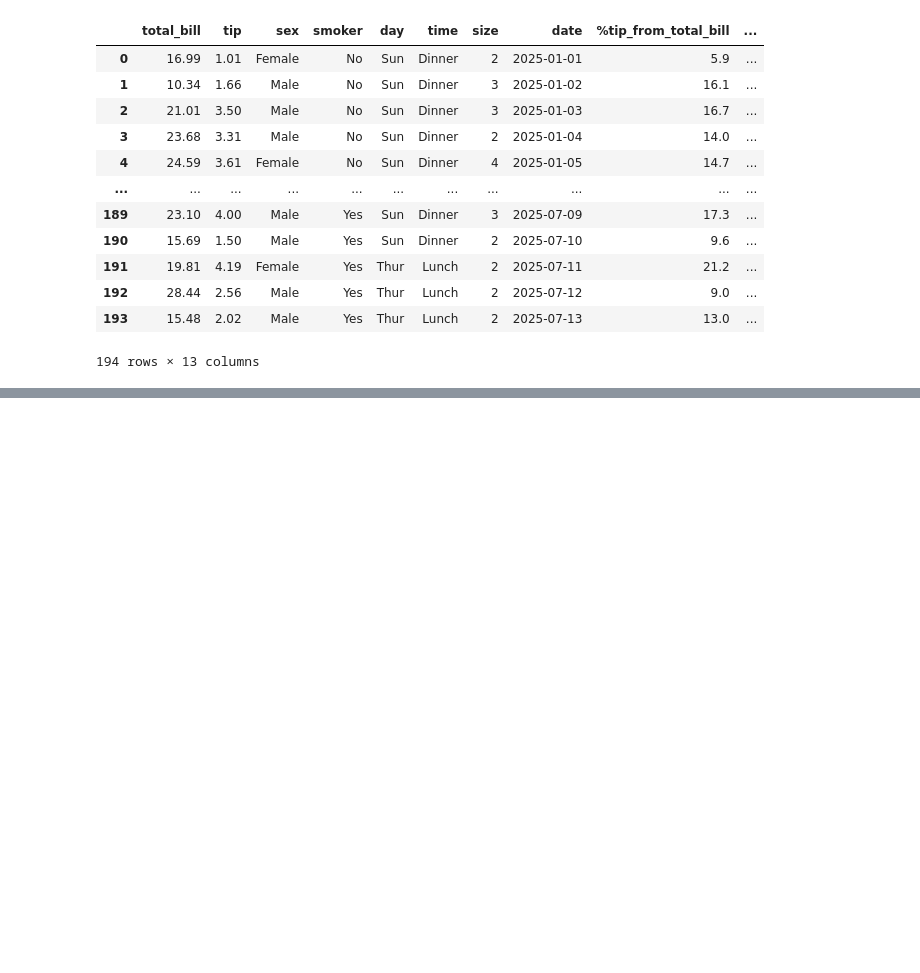
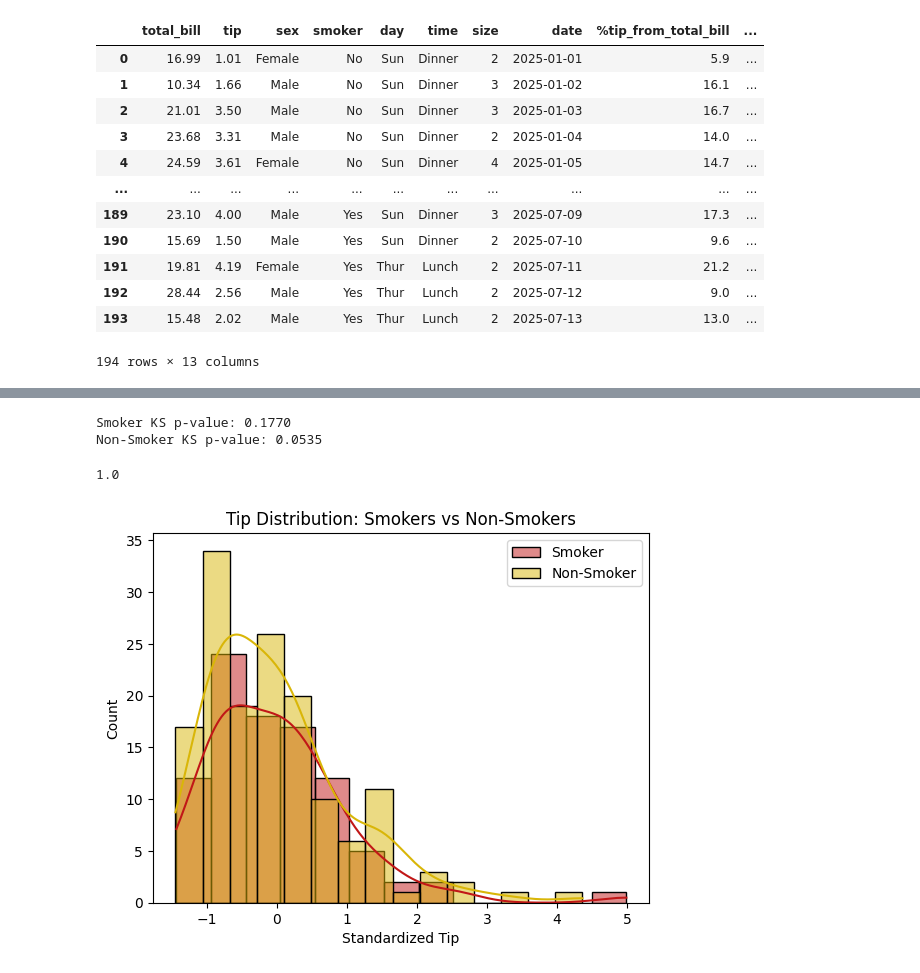
Before and after one commit to marcodelibero/2026---Python-basics, a Jupyter notebook: basic_python_course_v1.ipynb, the cells around one changed output, grey strips where cells are left out. Cells and saved outputs as stored; diff of their text form; code cells hidden in the pictures; blank space fills up the shorter version.

```diff
--- a/basic_python_course_v1.ipynb
+++ b/basic_python_course_v1.ipynb
@@ -213,0 +220,4 @@ tips_df.head()
+# %%
+tip_bins=[0,5,10]
+tip_labels=['low','high']
+tips_df['tip_bucket']=pd.cut(tips_df['tip'],bins=tip_bins,labels=tip_labels)
@@ -409,0 +440,35 @@ The statistical test choice depends on the **hypothesis** you would like to test
+# %%
+#testing for normality
+from scipy.stats import kstest, norm
+#seperate the data based on whether customer is a smoker or not
+smoker_data=tips_df[tips_df['smoker']=='Yes']['tip']
+non_smoker_data=tips_df[tips_df['smoker']=='No']['tip']
+#standarizing the data for KS test
+smoker_std=(smoker_data-smoker_data.mean())/smoker_data.std()
+non_smoker_std=(non_smoker_data-non_smoker_data.mean())/non_smoker_data.std()
+#KS test
+smoker_ks_stat, smoker_p = kstest(smoker_std, 'norm')
+nonsmoker_ks_stat, nonsmoker_p = kstest(non_smoker_std, 'norm')
+
+print(f"Smoker KS p-value: {smoker_p:.4f}")
+print(f"Non-Smoker KS p-value: {nonsmoker_p:.4f}")
+# %% [output]
+Smoker KS p-value: 0.1770
+Non-Smoker KS p-value: 0.0535
+# %%
+tips_df['tip'].min()
+# %% [output]
+1.0
+# %%
+# we can also see normality by plotting distributions
+import matplotlib.pyplot as plt
+sns.histplot(smoker_std, kde=True, label='Smoker',color='#c11717')
+sns.histplot(non_smoker_std, kde=True, label='Non-Smoker',color='#d9b608')
+plt.legend()
+plt.xlabel("Standardized Tip")
+plt.ylabel("Count")
+plt.title("Tip Distribution: Smokers vs Non-Smokers")
+
+plt.show()
+# %% [output]
+[figure, added]
```
Also changed, not shown: parts of 9 cells of this notebook.
